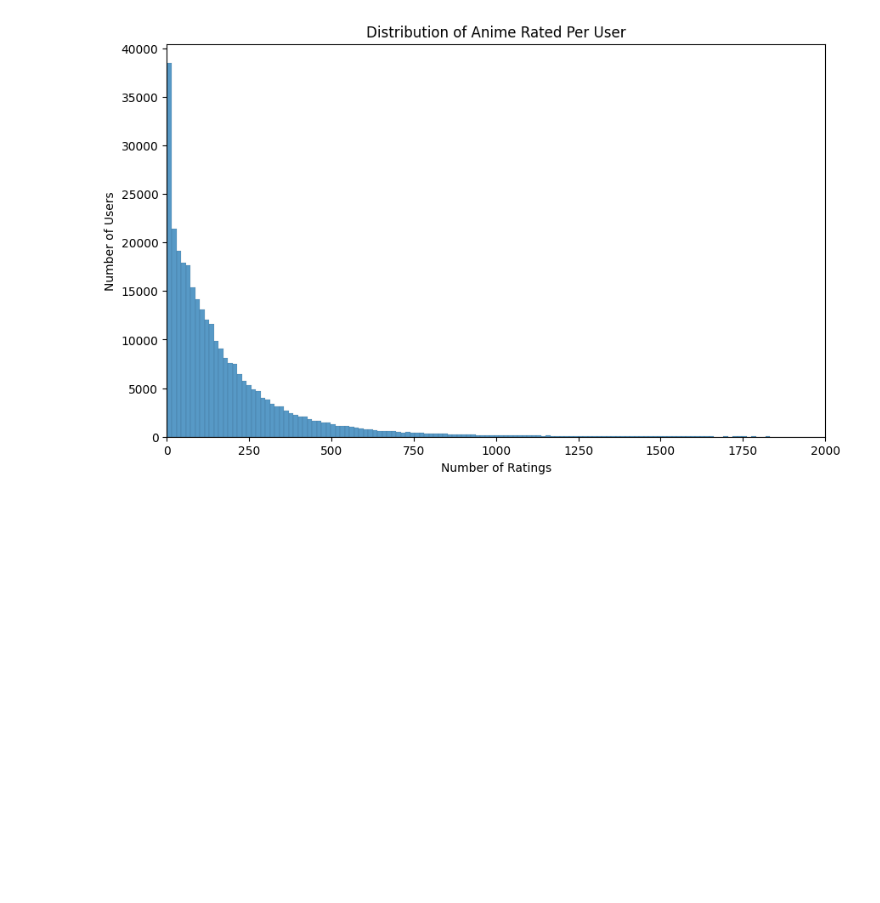
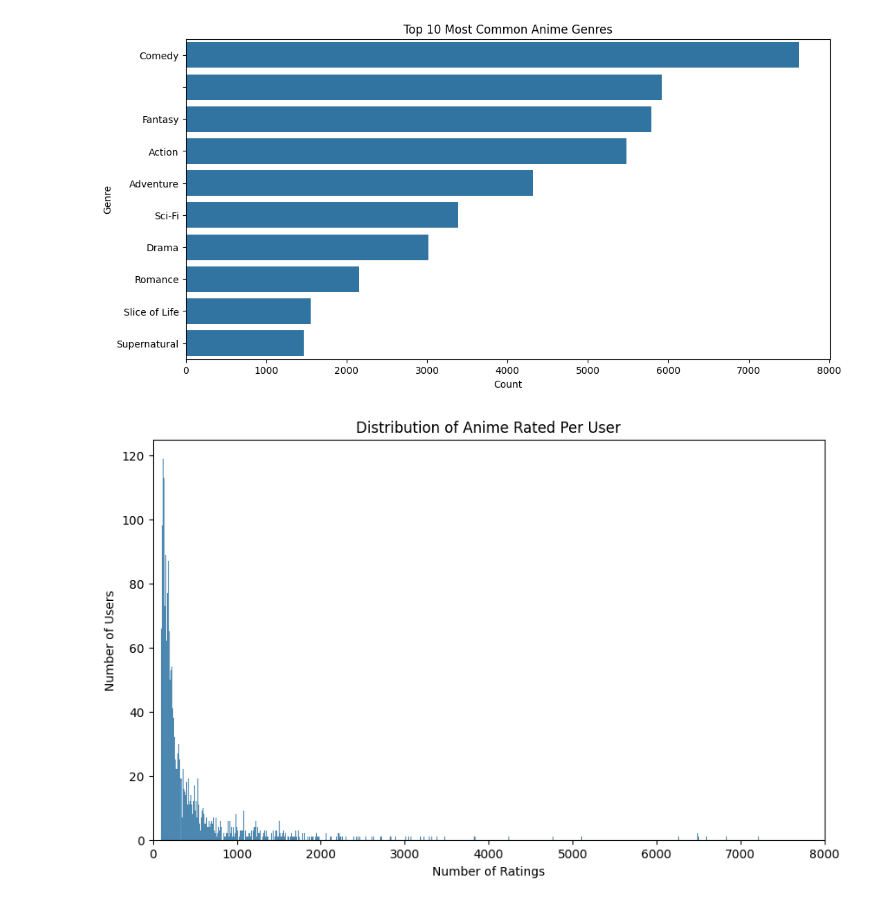
Before and after one commit to tnguyen91/anime-recommendation, a Jupyter notebook: data_analysis.ipynb, the cells around one changed output. Drawn from its saved outputs; the diff is of its cells as text; code cells hidden in the pictures; blank space fills up the shorter version.

```diff
--- a/data_analysis.ipynb
+++ b/data_analysis.ipynb
@@ -57,15 +67,29 @@ plt.show()
+# %%
+import pandas as pd
+anime['genre'] = anime['genre'].fillna('')
+from collections import Counter
+all_genres = [g.strip() for genre in anime['genre'] for g in genre.split(',')]
+genre_counts = pd.Series(Counter(all_genres)).sort_values(ascending=False)
+
+plt.figure(figsize=(12, 6))
+sns.barplot(x=genre_counts.values[:10], y=genre_counts.index[:10])
+plt.title("Top 10 Most Common Anime Genres")
+plt.xlabel("Count")
+plt.ylabel("Genre")
+plt.show()
+# %% [output]
+[figure, added]
 # %%
-# Distribution of ratings per anime
 user_counts = ratings['user_id'].value_counts()
 plt.figure(figsize=(10, 6))
 sns.histplot(user_counts, bins=1000)
 plt.title("Distribution of Anime Rated Per User")
 plt.xlabel("Number of Ratings")
 plt.ylabel("Number of Users")
-plt.xlim(0, 2000)
+plt.xlim(0, 8000)
 plt.show()
 # %% [output]
-[figure, old version]
+[figure, new version]
 # %%
 # Missing values
 missing_ratings = ratings.isnull().sum()
```
Also changed, not shown: parts of 9 cells of this notebook.
